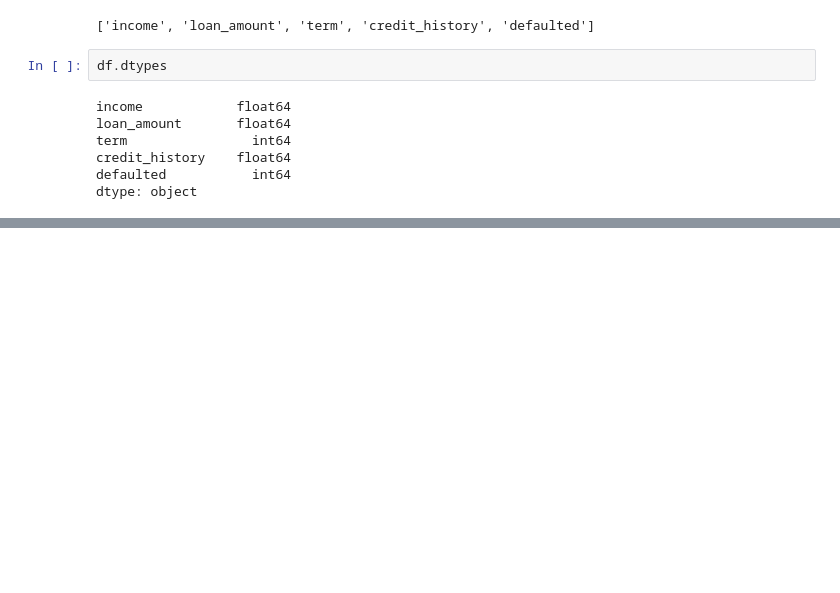
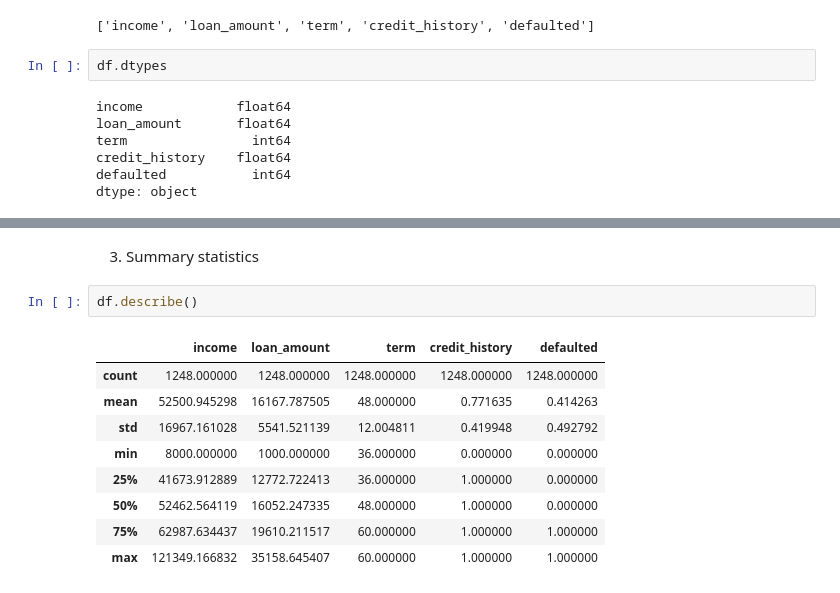
Before and after one commit to safiy-farooqi/credit-score-model, a Jupyter notebook: credit-score.ipynb, the cells around one changed output, grey strips where cells are left out. Drawn from its saved outputs; the diff is of its cells as text; blank space fills up the shorter version.

```diff
--- a/credit-score.ipynb
+++ b/credit-score.ipynb
@@ -26,0 +68,14 @@ dtype: object
+# %% [markdown]
+3. Summary statistics
+# %%
+df.describe()
+# %% [output]
+|  | income | loan_amount | term | credit_history | defaulted |
+| count | 1248.000000 | 1248.000000 | 1248.000000 | 1248.000000 | 1248.000000 |
+| mean | 52500.945298 | 16167.787505 | 48.000000 | 0.771635 | 0.414263 |
+| std | 16967.161028 | 5541.521139 | 12.004811 | 0.419948 | 0.492792 |
+| min | 8000.000000 | 1000.000000 | 36.000000 | 0.000000 | 0.000000 |
+| 25% | 41673.912889 | 12772.722413 | 36.000000 | 1.000000 | 0.000000 |
+| 50% | 52462.564119 | 16052.247335 | 48.000000 | 1.000000 | 0.000000 |
+| 75% | 62987.634437 | 19610.211517 | 60.000000 | 1.000000 | 1.000000 |
+| max | 121349.166832 | 35158.645407 | 60.000000 | 1.000000 | 1.000000 |
```
Also changed, not shown: parts of 9 cells of this notebook.
